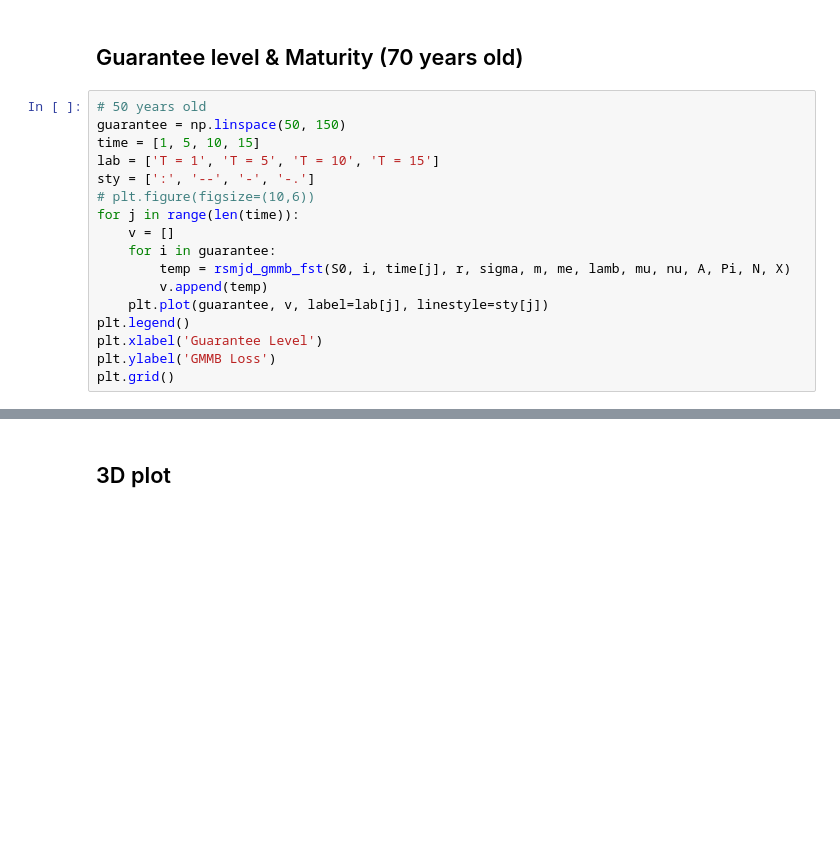
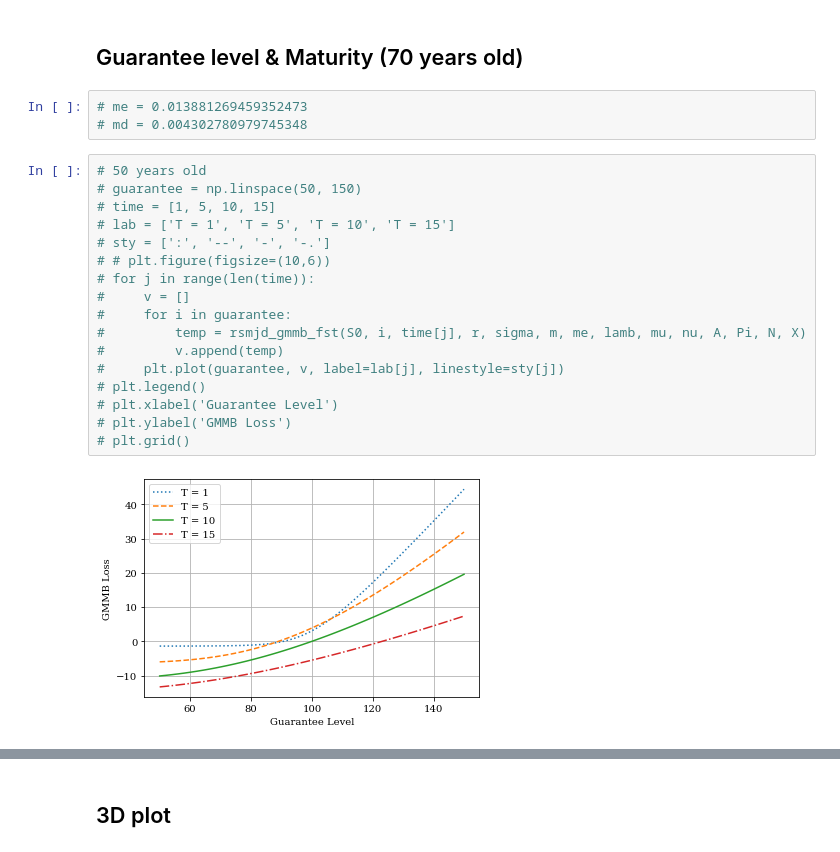
Before and after one commit to hwlcry/European-Option, a Jupyter notebook: GMMBRSMJD.ipynb, the cells around one changed output, grey strips where cells are left out. Saved outputs shown, nothing was run; the diff lists cells and outputs as text; blank space fills up the shorter version.

```diff
--- a/GMMBRSMJD.ipynb
+++ b/GMMBRSMJD.ipynb
@@ -424,21 +439,26 @@ GMDB_FST = -0.0000000000000143
 [figure]
 # %% [markdown]
 ## Guarantee level & Maturity (70 years old)
+# %%
+# me = 0.013881269459352473
+# md = 0.004302780979745348
 # %%
 # 50 years old
-guarantee = np.linspace(50, 150)
-time = [1, 5, 10, 15]
-lab = ['T = 1', 'T = 5', 'T = 10', 'T = 15']
-sty = [':', '--', '-', '-.']
-# plt.figure(figsize=(10,6))
-for j in range(len(time)):
-    v = []
-    for i in guarantee:
-        temp = rsmjd_gmmb_fst(S0, i, time[j], r, sigma, m, me, lamb, mu, nu, A, Pi, N, X)
-        v.append(temp)
-    plt.plot(guarantee, v, label=lab[j], linestyle=sty[j])
-plt.legend()
-plt.xlabel('Guarantee Level')
-plt.ylabel('GMMB Loss')
-plt.grid()
+# guarantee = np.linspace(50, 150)
+# time = [1, 5, 10, 15]
+# lab = ['T = 1', 'T = 5', 'T = 10', 'T = 15']
+# sty = [':', '--', '-', '-.']
+# # plt.figure(figsize=(10,6))
+# for j in range(len(time)):
+#     v = []
+#     for i in guarantee:
+#         temp = rsmjd_gmmb_fst(S0, i, time[j], r, sigma, m, me, lamb, mu, nu, A, Pi, N, X)
+#         v.append(temp)
+#     plt.plot(guarantee, v, label=lab[j], linestyle=sty[j])
+# plt.legend()
+# plt.xlabel('Guarantee Level')
+# plt.ylabel('GMMB Loss')
+# plt.grid()
+# %% [output]
+[figure, added]
 # %%
```
Also changed, not shown: parts of 8 cells of this notebook.
